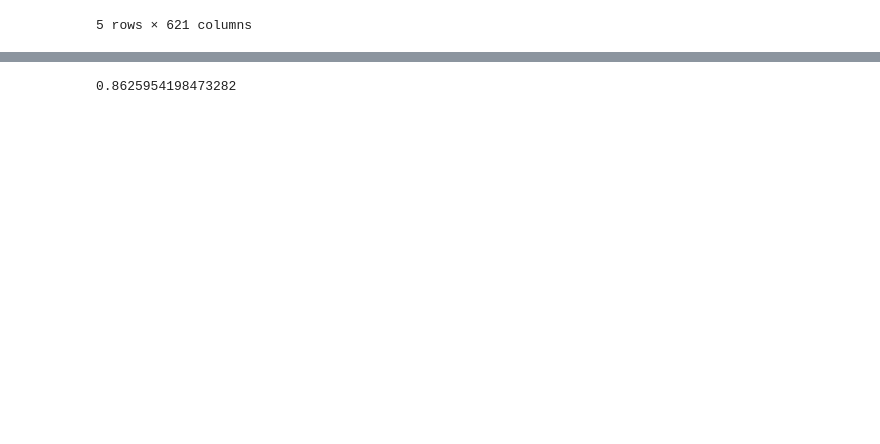
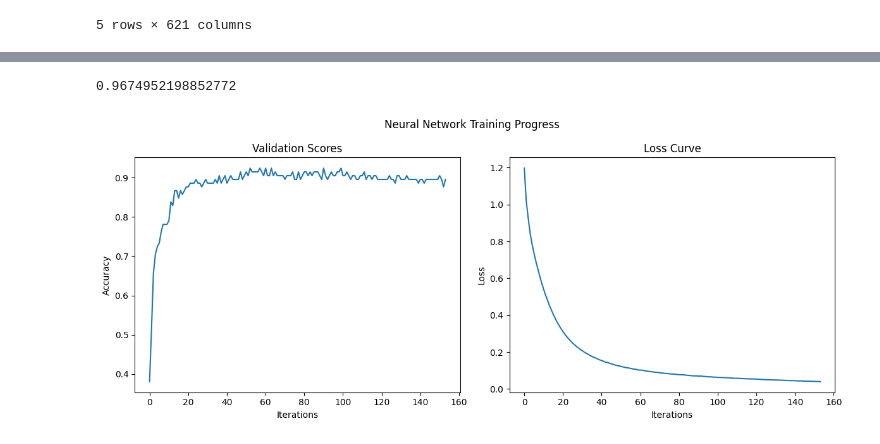
Before and after one commit to imperialinvictus/ML_Challenge, a Jupyter notebook: nn/nn.ipynb, the cells around one changed output, grey strips where cells are left out. Drawn from its saved outputs; the diff is of its cells as text; code cells hidden in the pictures; blank space fills up the shorter version.

Commit message:
add plots

```diff
--- a/nn/nn.ipynb
+++ b/nn/nn.ipynb
@@ -116,10 +116,35 @@ All columns in dataframe:
   - Q6: What drink would you pair with this food item?_yuzu the alcoholic drink
 # %%
 # TODO: try different parameters and bagging
-clf = MLPClassifier(random_state=1, n_iter_no_change=100).fit(X_train, y_train)
+mlp = MLPClassifier(random_state=1, n_iter_no_change=100, early_stopping=True).fit(X_train, y_train)
 # %%
-clf.score(X_valid, y_valid)
-# clf.score(X_test, y_test)
-clf.score(X_train, y_train)
+mlp.score(X_valid, y_valid)
+# mlp.score(X_test, y_test)
+mlp.score(X_train, y_train)
 # %% [output]
-0.8625954198473282
+0.9674952198852772
+# %%
+# Create a figure with two subplots
+fig, ax = plt.subplots(1, 2, figsize=(12, 5))
+
+# Plot validation scores on the first subplot
+if hasattr(mlp, 'validation_scores_'):
+    ax[0].plot(mlp.validation_scores_)
+    ax[0].set_title('Validation Scores')
+    ax[0].set_xlabel('Iterations')
+    ax[0].set_ylabel('Accuracy')
+
+# Plot loss curve on the second subplot
+ax[1].plot(mlp.loss_curve_)
+ax[1].set_title('Loss Curve')
+ax[1].set_xlabel('Iterations')
+ax[1].set_ylabel('Loss')
+
+# Add overall title and adjust layout
+plt.suptitle('Neural Network Training Progress')
+plt.tight_layout()
+
+# Display the figure
+plt.show()
+# %% [output]
+[figure, added]
```
Also changed, not shown: parts of 3 cells of this notebook.
